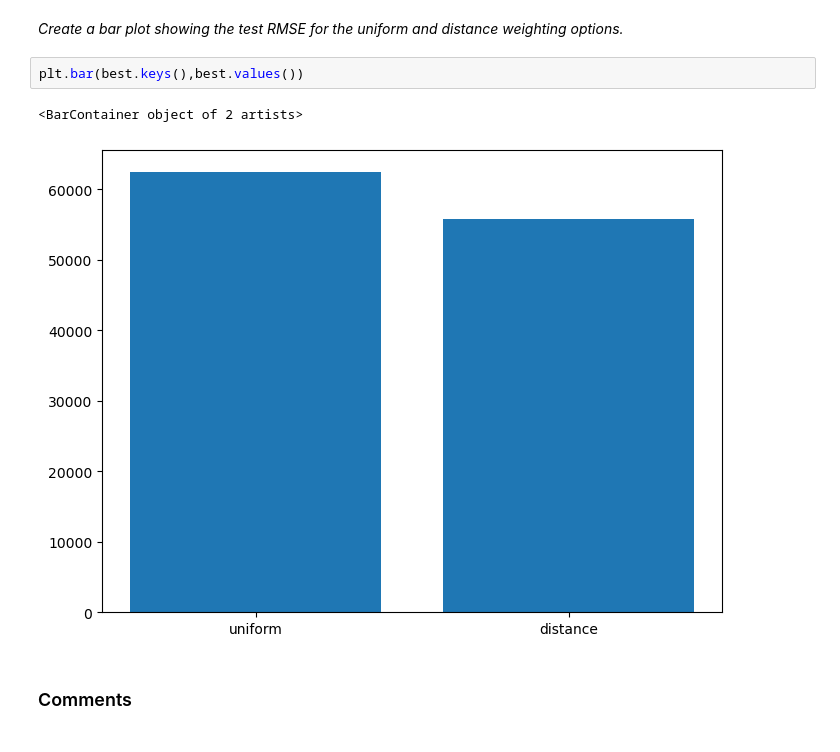
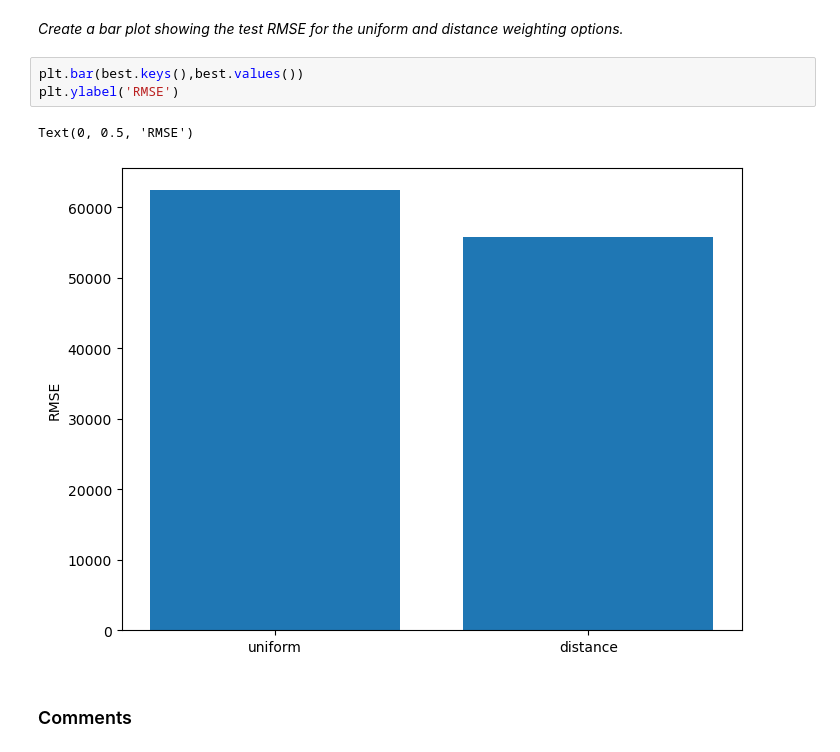
Before and after one commit to olivesdad/CS383, a Jupyter notebook: Homework/wk6/knn_experiments_housing_student_X22.ipynb, the cells around one changed output. Drawn from its saved outputs; the diff is of its cells as text.

```diff
--- a/Homework/wk6/knn_experiments_housing_student_X22.ipynb
+++ b/Homework/wk6/knn_experiments_housing_student_X22.ipynb
@@ -473,9 +474,10 @@ best k = [7], best distance test RMSE: 55800.7
 _Create a bar plot showing the test RMSE for the uniform and distance weighting options._
 # %%
 plt.bar(best.keys(),best.values())
+plt.ylabel('RMSE')
 # %% [output]
-<BarContainer object of 2 artists>
+Text(0, 0.5, 'RMSE')
-[figure, old version]
+[figure, new version]
 # %% [markdown]
 ### Comments
 # %% [markdown]
```
Also changed, not shown: parts of 7 cells of this notebook, 3 other files.
